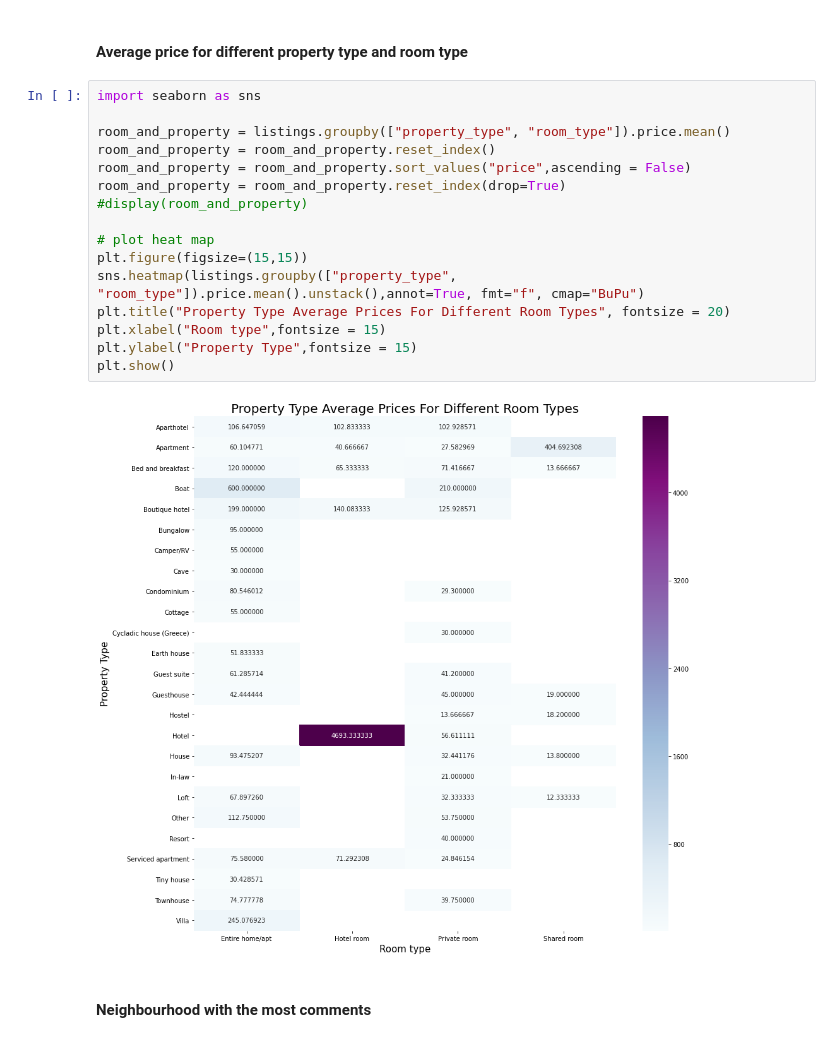
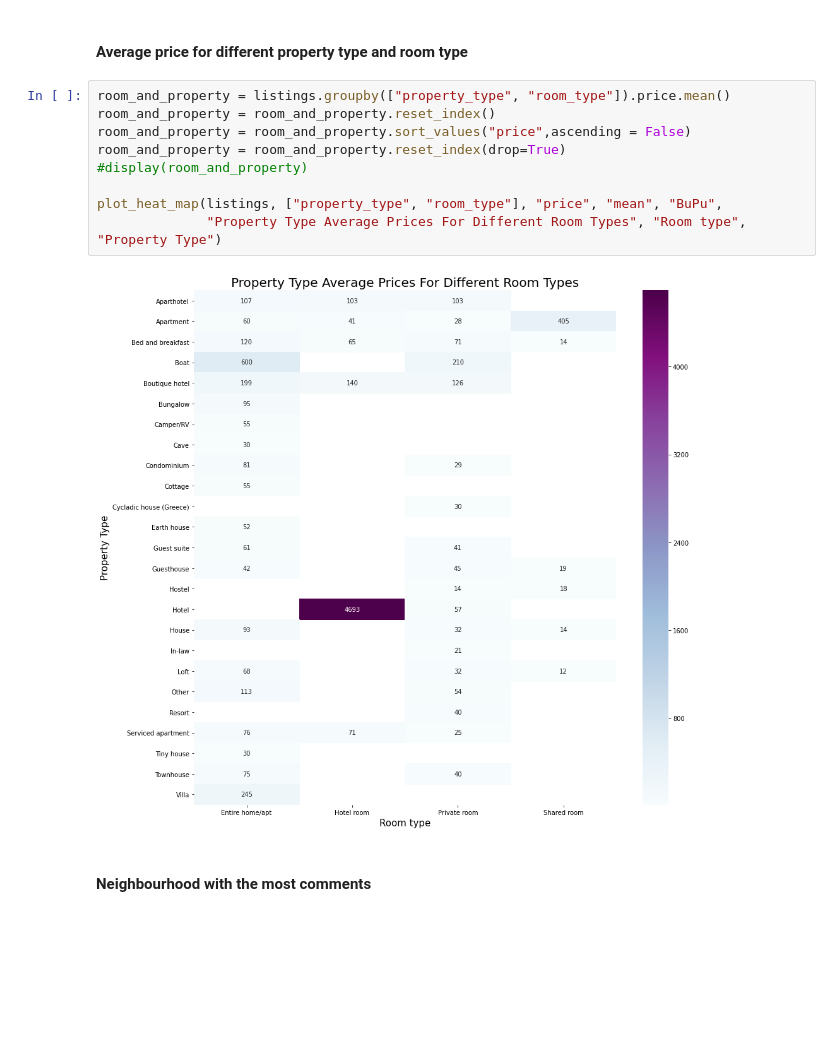
Before and after one commit to alexiszamanidis/airbnb_data_analysis, a Jupyter notebook: notebooks/listings.ipynb, the cells around one changed output. Cells and saved outputs as stored; diff of their text form; blank space fills up the shorter version.

```diff
--- a/notebooks/listings.ipynb
+++ b/notebooks/listings.ipynb
@@ -126,23 +131,16 @@ plot_bar(property_type,"property_type","number_of_listings","Athens Property Typ
 # %% [markdown]
 #### Average price for different property type and room type
 # %%
-import seaborn as sns
-
 room_and_property = listings.groupby(["property_type", "room_type"]).price.mean()
 room_and_property = room_and_property.reset_index()
 room_and_property = room_and_property.sort_values("price",ascending = False)
 room_and_property = room_and_property.reset_index(drop=True)
 #display(room_and_property)
 
-# plot heat map
-plt.figure(figsize=(15,15))
-sns.heatmap(listings.groupby(["property_type", "room_type"]).price.mean().unstack(),annot=True, fmt="f", cmap="BuPu")
-plt.title("Property Type Average Prices For Different Room Types", fontsize = 20)
-plt.xlabel("Room type",fontsize = 15)
-plt.ylabel("Property Type",fontsize = 15)
-plt.show()
+plot_heat_map(listings, ["property_type", "room_type"], "price", "mean", "BuPu",
+              "Property Type Average Prices For Different Room Types", "Room type", "Property Type")
 # %% [output]
-[figure, old version]
+[figure, new version]
 # %% [markdown]
 #### Neighbourhood with the most comments
 # %%
```
Also changed, not shown: parts of 11 cells of this notebook, 3 other files.
